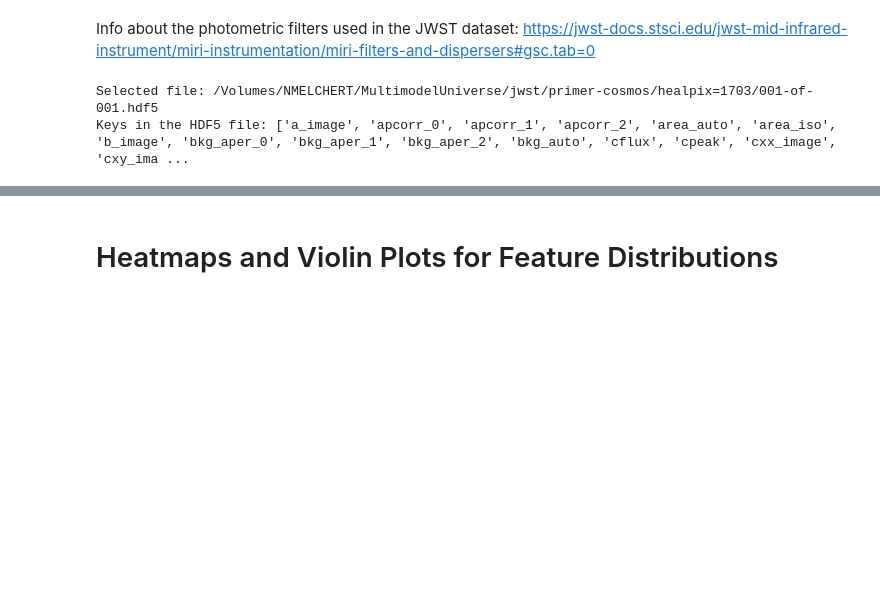
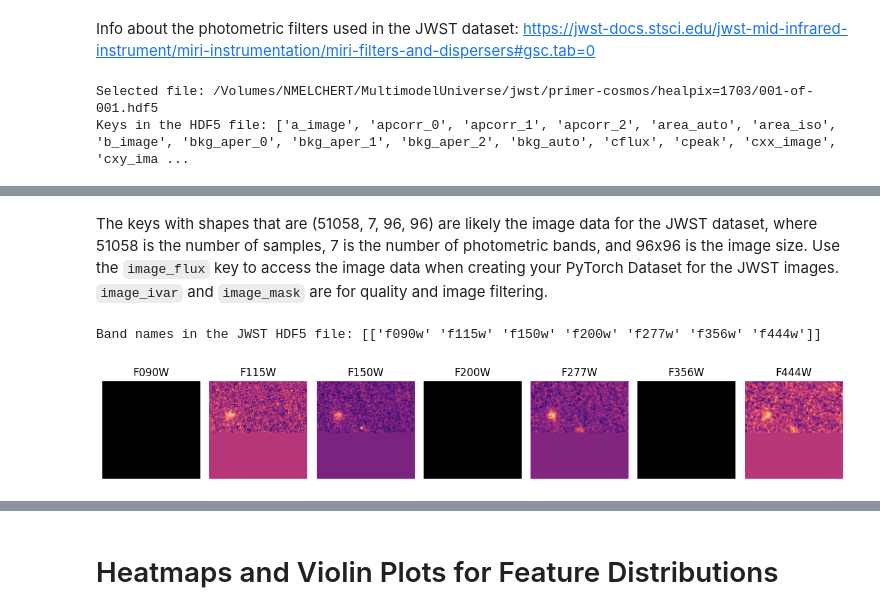
Before and after one commit to MADS-Milestone-2/Galaxy-Classifier, a Jupyter notebook: group-4-first-draft.ipynb, the cells around one changed output, grey strips where cells are left out. Saved outputs shown, nothing was run; the diff lists cells and outputs as text; code cells hidden in the pictures; blank space fills up the shorter version.

```diff
--- a/group-4-first-draft.ipynb
+++ b/group-4-first-draft.ipynb
@@ -804,2 +834,4 @@ Keys in the HDF5 file: ['a_image', 'apcorr_0', 'apcorr_1', 'apcorr_2', 'area_aut
+# %% [markdown]
+The keys with shapes that are (51058, 7, 96, 96) are likely the image data for the JWST dataset, where 51058 is the number of samples, 7 is the number of photometric bands, and 96x96 is the image size. Use the `image_flux` key to access the image data when creating your PyTorch Dataset for the JWST images. `image_ivar` and `image_mask` are for quality and image filtering.
 # %%
-jwst_dataset = GalaxyDataset(jwst_hdf5, image_key="a_image")
+jwst_dataset = GalaxyDataset(jwst_hdf5, image_key="image_flux")
@@ -857,0 +838,12 @@ plt.show()
+# %%
+# Find the 7 band names in the HDF5 file and print them out
+with h5py.File(jwst_hdf5, "r") as f:
+    band_names = f["image_band"][:1].astype(str)  # Convert bytes to strings
+print("Band names in the JWST HDF5 file:", band_names)
+# %% [output]
+Band names in the JWST HDF5 file: [['f090w' 'f115w' 'f150w' 'f200w' 'f277w' 'f356w' 'f444w']]
+# %%
+# Attempt to visualize a sample image from the JWST dataset to verify we can access the data correctly
+print_image(0, jwst_dataset, band_names=("F090W", "F115W", "F150W", "F200W", "F277W", "F356W", "F444W"), cmap="magma")
+# %% [output]
+[figure, added]
```
Also changed, not shown: parts of 8 cells of this notebook.
